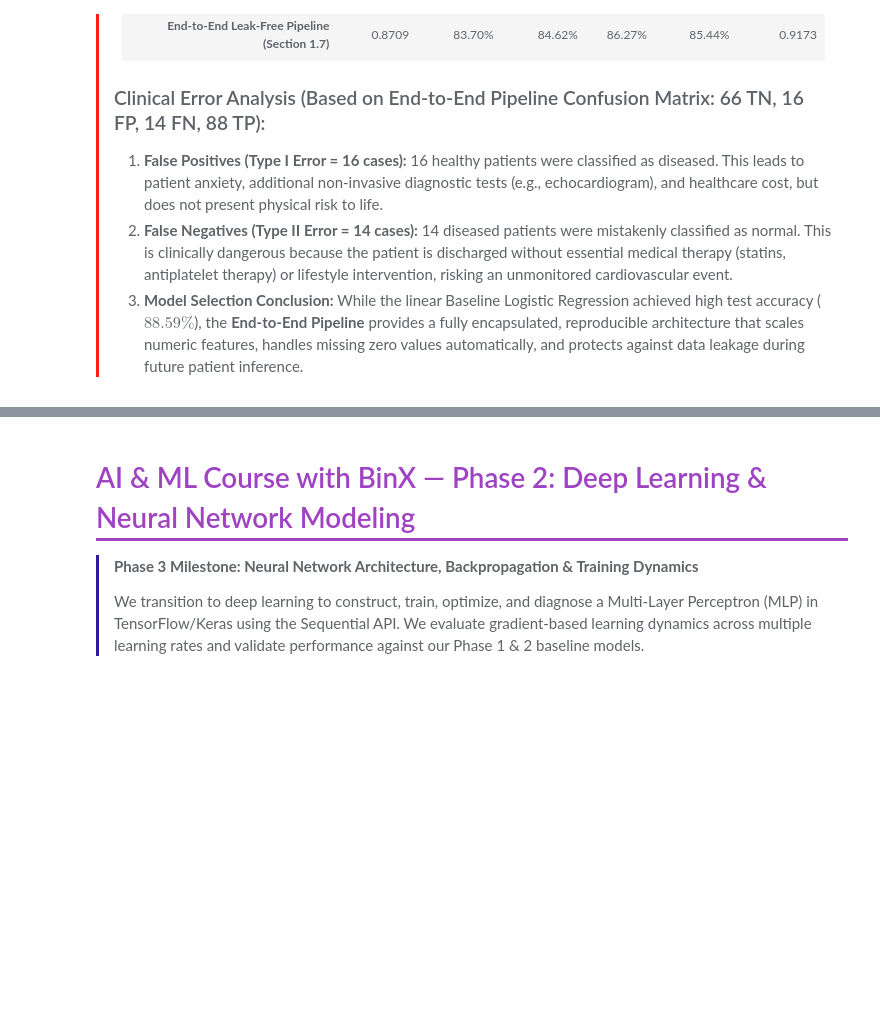
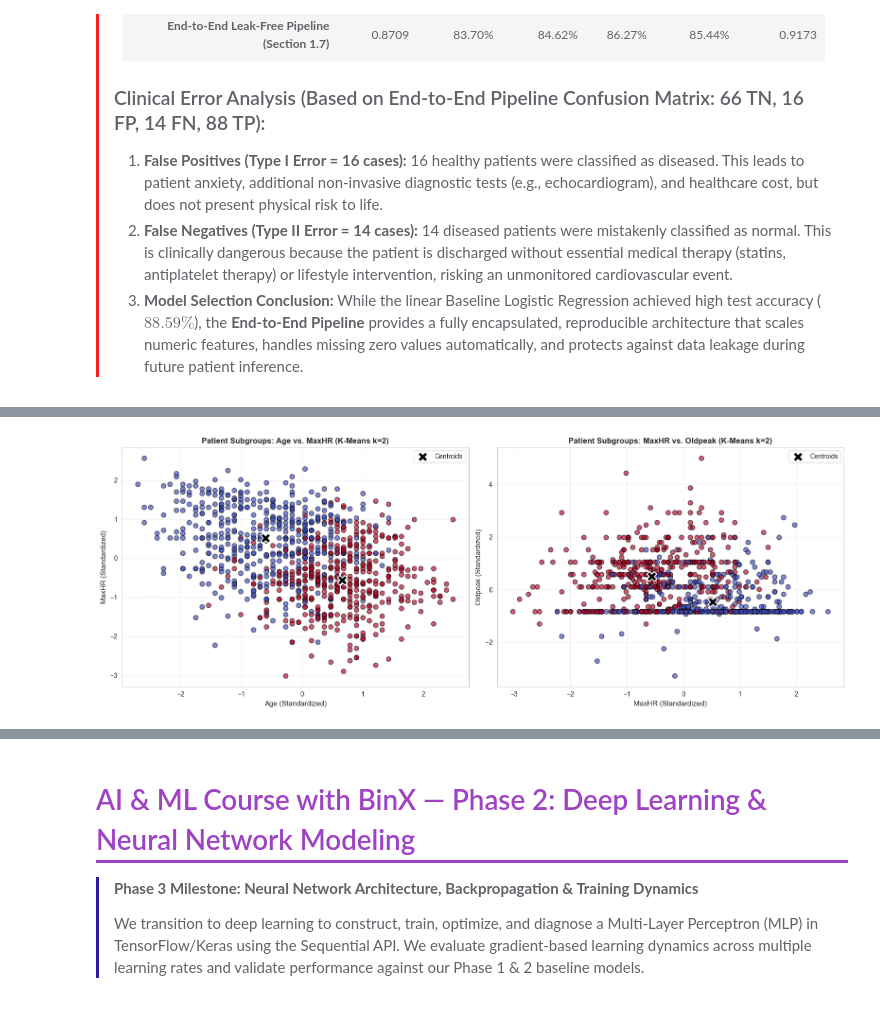
Before and after one commit to Amr-Sheqwara/AI_ML_Internship, a Jupyter notebook: Projects/cardiac_monitoring_project/Notebooks/Cardiac_Patient_Monitoring_System.ipynb, the cells around one changed output, grey strips where cells are left out. Cells and saved outputs as stored; diff of their text form; code cells hidden in the pictures; blank space fills up the shorter version.

```diff
--- a/Projects/cardiac_monitoring_project/Notebooks/Cardiac_Patient_Monitoring_System.ipynb
+++ b/Projects/cardiac_monitoring_project/Notebooks/Cardiac_Patient_Monitoring_System.ipynb
@@ -956,0 +905,40 @@ display(cluster_profiles)
+# %%
+optimal_k = 2
+final_kmeans = KMeans(n_clusters=optimal_k, random_state=42, n_init=10)
+df["Patient_Cluster"] = final_kmeans.fit_predict(X_cluster_scaled)
+centroids = final_kmeans.cluster_centers_
+
+fig, axes = plt.subplots(1, 2, figsize=(16, 6))
+
+axes[0].scatter(
+    X_cluster_scaled[:, 0], X_cluster_scaled[:, 3],
+    c=df["Patient_Cluster"], cmap="coolwarm", alpha=0.65, edgecolors="k", s=50
+)
+axes[0].scatter(
+    centroids[:, 0], centroids[:, 3],
+    c="black", marker="X", s=220, label="Centroids", edgecolors="white", linewidth=1.5
+)
+axes[0].set_title(f"Patient Subgroups: Age vs. MaxHR (K-Means k={optimal_k})", fontsize=12, fontweight="bold")
+axes[0].set_xlabel("Age (Standardized)", fontsize=11)
+axes[0].set_ylabel("MaxHR (Standardized)", fontsize=11)
+axes[0].legend(frameon=True)
+axes[0].grid(True, linestyle="--", alpha=0.5)
+
+axes[1].scatter(
+    X_cluster_scaled[:, 3], X_cluster_scaled[:, 4],
+    c=df["Patient_Cluster"], cmap="coolwarm", alpha=0.65, edgecolors="k", s=50
+)
+axes[1].scatter(
+    centroids[:, 3], centroids[:, 4],
+    c="black", marker="X", s=220, label="Centroids", edgecolors="white", linewidth=1.5
+)
+axes[1].set_title(f"Patient Subgroups: MaxHR vs. Oldpeak (K-Means k={optimal_k})", fontsize=12, fontweight="bold")
+axes[1].set_xlabel("MaxHR (Standardized)", fontsize=11)
+axes[1].set_ylabel("Oldpeak (Standardized)", fontsize=11)
+axes[1].legend(frameon=True)
+axes[1].grid(True, linestyle="--", alpha=0.5)
+
+plt.tight_layout()
+plt.show()
+# %% [output]
+[figure, added]
```
Also changed, not shown: parts of 28 cells of this notebook, 3 other files.
